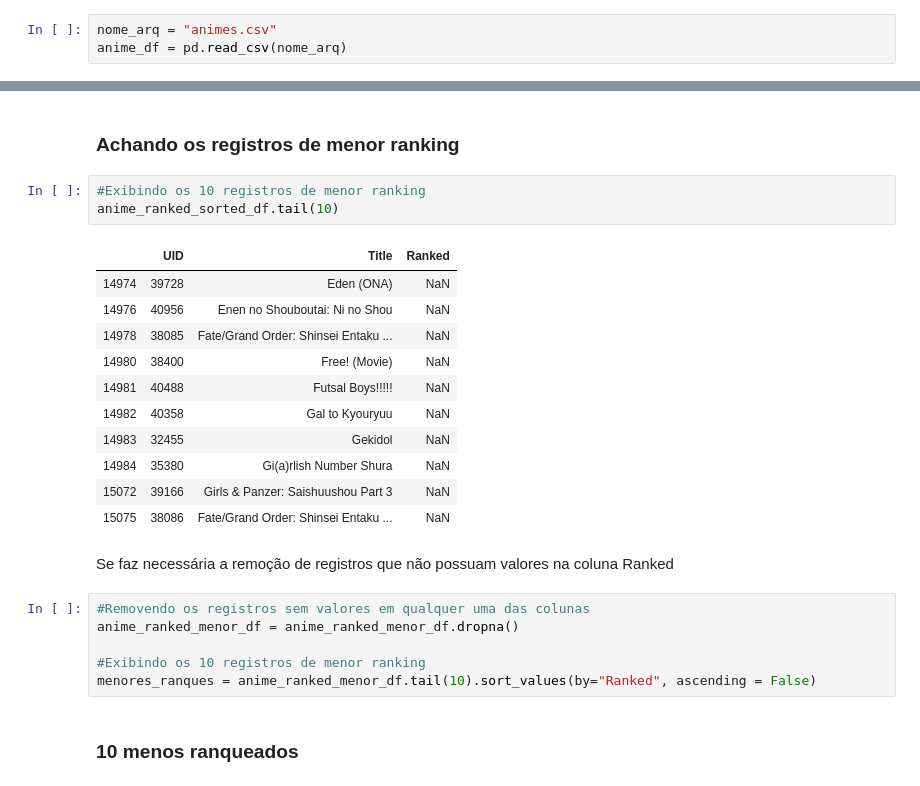
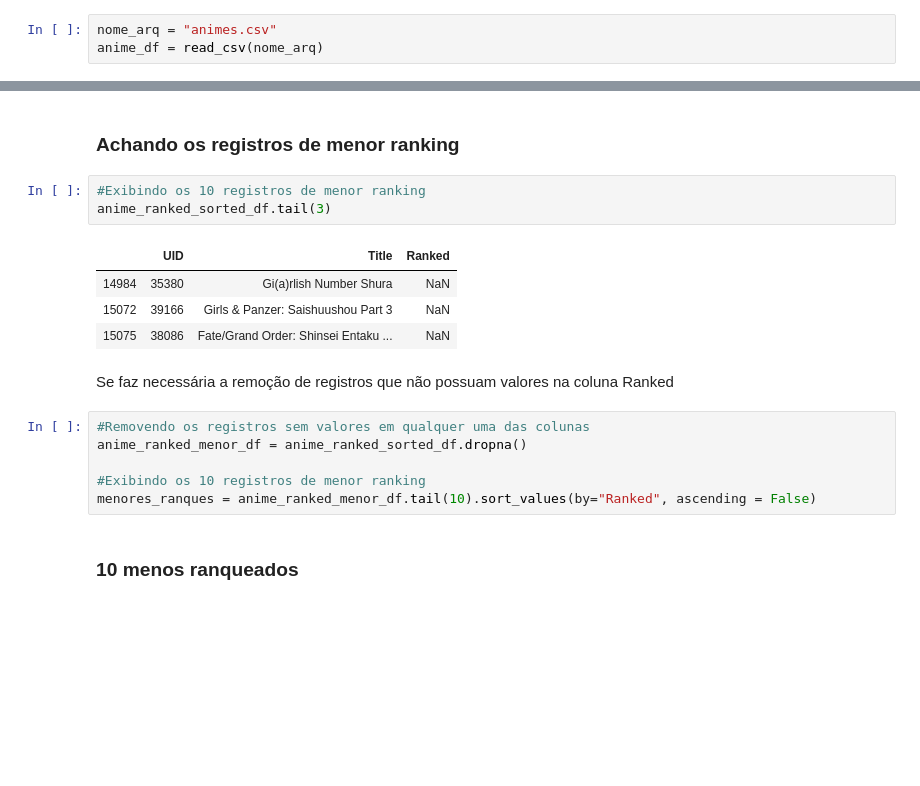
Before and after one commit to g-boscaro/Analises, a Jupyter notebook: Analise MAL.ipynb, the cells around one changed output, grey strips where cells are left out. Cells and saved outputs as stored; diff of their text form; blank space fills up the shorter version.

```diff
--- a/Analise MAL.ipynb
+++ b/Analise MAL.ipynb
@@ -40,7 +40,7 @@ os.getcwd()
 'C:\\Users\\Fido\\Documents\\MAL Analis\\Modificado'
 # %%
 nome_arq = "animes.csv"
-anime_df = pd.read_csv(nome_arq)
+anime_df = read_csv(nome_arq)
 # %%
 #Mostra os 5 primeiros registros do Dataframe
 anime_df.head()
@@ -84,16 +84,9 @@ maiores_ranques
 ### Achando os registros de menor ranking
 # %%
 #Exibindo os 10 registros de menor ranking
-anime_ranked_sorted_df.tail(10)
+anime_ranked_sorted_df.tail(3)
 # %% [output]
 |  | UID | Title | Ranked |
-| 14974 | 39728 | Eden (ONA) | NaN |
-| 14976 | 40956 | Enen no Shouboutai: Ni no Shou | NaN |
-| 14978 | 38085 | Fate/Grand Order: Shinsei Entaku ... | NaN |
-| 14980 | 38400 | Free! (Movie) | NaN |
-| 14981 | 40488 | Futsal Boys!!!!! | NaN |
-| 14982 | 40358 | Gal to Kyouryuu | NaN |
-| 14983 | 32455 | Gekidol | NaN |
 | 14984 | 35380 | Gi(a)rlish Number Shura | NaN |
 | 15072 | 39166 | Girls & Panzer: Saishuushou Part 3 | NaN |
 | 15075 | 38086 | Fate/Grand Order: Shinsei Entaku ... | NaN |
@@ -101,7 +94,7 @@ anime_ranked_sorted_df.tail(10)
 Se faz necessária a remoção de registros que não possuam valores na coluna Ranked
 # %%
 #Removendo os registros sem valores em qualquer uma das colunas
-anime_ranked_menor_df = anime_ranked_menor_df.dropna()
+anime_ranked_menor_df = anime_ranked_sorted_df.dropna()
 
 #Exibindo os 10 registros de menor ranking
 menores_ranques = anime_ranked_menor_df.tail(10).sort_values(by="Ranked", ascending = False)
```
Also changed, not shown: parts of 2 cells of this notebook.
